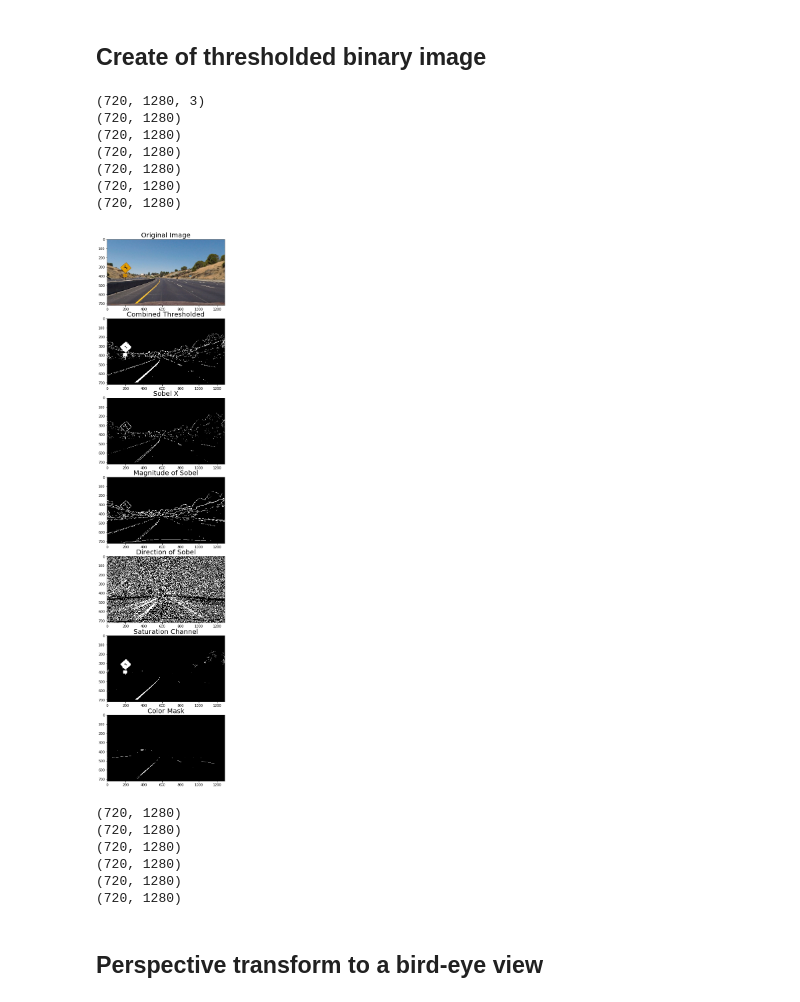
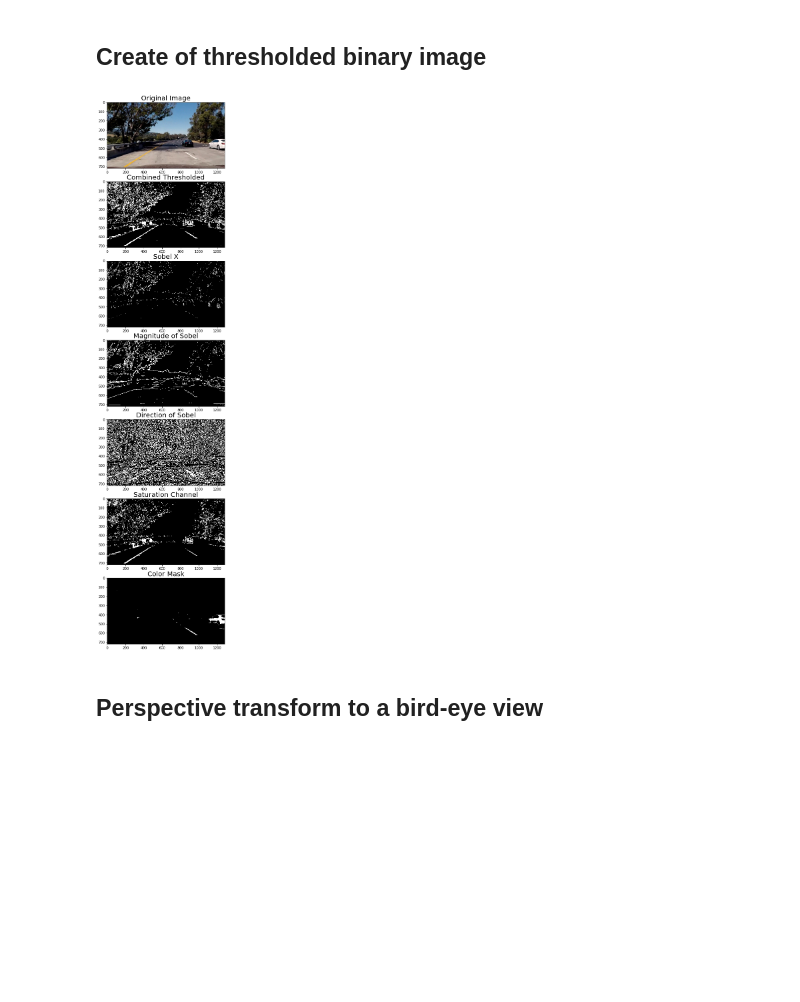
Before and after one commit to demon221/CarND-Advanced-Lane-Lines-P4, a Jupyter notebook: P4.ipynb, the cells around one changed output. Cells and saved outputs as stored; diff of their text form; code cells hidden in the pictures; blank space fills up the shorter version.

```diff
--- a/P4.ipynb
+++ b/P4.ipynb
@@ -210,51 +210,37 @@ def combined_thresh(img):
     combined[((mask == 1) | ((absx_bin == 1) |
              ((mag_bin == 1) & (dir_bin == 1)))) |
              (s_bin == 1)] = 1
 
     return combined, absx_bin, mag_bin, dir_bin, s_bin, mask
 
 
 # Read in an undistortion image
-image_test = mpimg.imread('output_images/test_images/undistorted2.jpg')
+image_undistorted = mpimg.imread('output_images/test_images/undistorted5.jpg')
 
 # Run the function
-combined_test, absx_bin, mag_bin, dir_bin, s_bin, color_mask = combined_thresh(image_test)
+combined_test, absx_bin, mag_bin, dir_bin, s_bin, color_mask = combined_thresh(image_undistorted)
 
 # Plot the result
 f, (ax1, ax2, ax3, ax4, ax5, ax6, ax7) = plt.subplots(7, 1, figsize=(24, 25))
 
-ax1.imshow(image_test)
+ax1.imshow(image_undistorted)
 ax1.set_title('Original Image', fontsize=20)
-print(image_test.shape)
 ax2.imshow(combined_test, cmap='gray')
 ax2.set_title('Combined Thresholded', fontsize=20)
-print(combined_test.shape)
 ax3.imshow(absx_bin, cmap='gray')
 ax3.set_title('Sobel X', fontsize=20)
-print(absx_bin.shape)
 ax4.imshow(mag_bin, cmap='gray')
 ax4.set_title('Magnitude of Sobel', fontsize=20)
-print(mag_bin.shape)
 ax5.imshow(dir_bin, cmap='gray')
 ax5.set_title('Direction of Sobel', fontsize=20)
-print(dir_bin.shape)
 ax6.imshow(s_bin, cmap='gray')
 ax6.set_title('Saturation Channel', fontsize=20)
-print(s_bin.shape)
 ax7.imshow(color_mask, cmap='gray')
 ax7.set_title('Color Mask', fontsize=20)
-print(color_mask.shape)
 
 plt.subplots_adjust(left=0., right=1, top=0.9, bottom=0.)
 # %% [output]
-(720, 1280, 3)
-(720, 1280)
-(720, 1280)
-(720, 1280)
-(720, 1280)
-(720, 1280)
-(720, 1280)
-[figure, old version]
+[figure, new version]
 # %%
 # Read the list of test images
 undistorted_images = glob.glob('./output_images/test_images/undistorted*.jpg')
@@ -262,17 +248,9 @@ undistorted_images = glob.glob('./output_images/test_images/undistorted*.jpg')
 for idx, fname in enumerate(undistorted_images):
     img = mpimg.imread(fname)
     combined, absx_bin, mag_bin, dir_bin, s_bin, color_mask = combined_thresh(img)
-    print(combined.shape)
 
     write_name = './output_images/test_images/'+'binary_test'+str(idx+1)+'.jpg'
     mpimg.imsave(write_name, combined, cmap='gray')
-# %% [output]
-(720, 1280)
-(720, 1280)
-(720, 1280)
-(720, 1280)
-(720, 1280)
-(720, 1280)
 # %% [markdown]
 ## Perspective transform to a bird-eye view
 # %%
```
Also changed, not shown: parts of 10 cells of this notebook.
